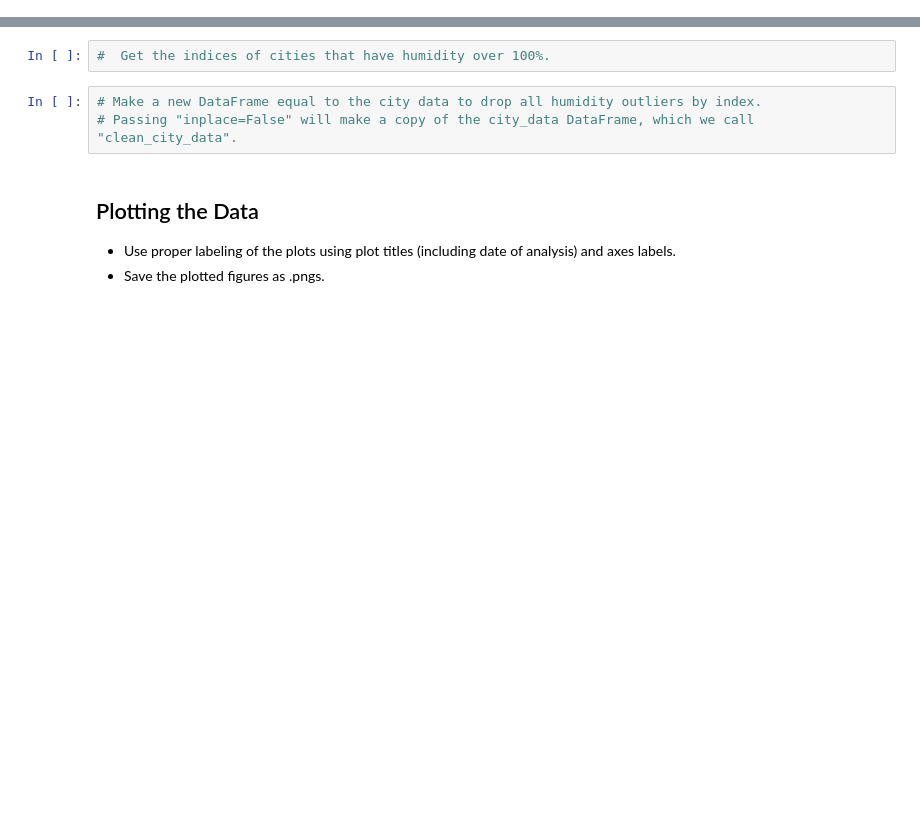
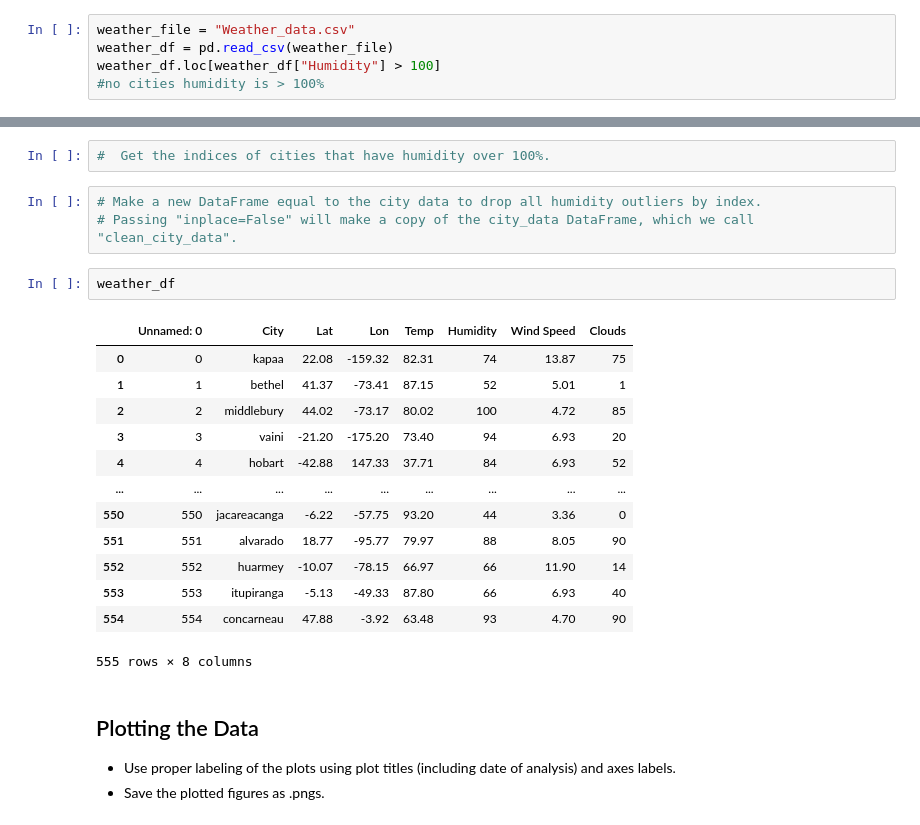
Before and after one commit to jamisonunruh24/python-api-challenge, a Jupyter notebook: WeatherPy.ipynb, the cells around one changed output, grey strips where cells are left out. Cells and saved outputs as stored; diff of their text form; blank space fills up the shorter version.

Commit message:
Finished pulling data from API, put in DF and CSV, ready for plotting

```diff
--- a/WeatherPy.ipynb
+++ b/WeatherPy.ipynb
@@ -95,3 +148,8 @@ KeyError: 'coord'
 ## Inspect the data and remove the cities where the humidity > 100%.
 ----
 Skip this step if there are no cities that have humidity > 100%.
+# %%
+weather_file = "Weather_data.csv"
+weather_df = pd.read_csv(weather_file)
+weather_df.loc[weather_df["Humidity"] > 100]
+#no cities humidity is > 100%
@@ -100,6 +160,22 @@ Skip this step if there are no cities that have humidity > 100%.
 # %%
 # Make a new DataFrame equal to the city data to drop all humidity outliers by index.
 # Passing "inplace=False" will make a copy of the city_data DataFrame, which we call "clean_city_data".
+# %%
+weather_df
+# %% [output]
+|  | Unnamed: 0 | City | Lat | Lon | Temp | Humidity | Wind Speed | Clouds |
+| 0 | 0 | kapaa | 22.08 | -159.32 | 82.31 | 74 | 13.87 | 75 |
+| 1 | 1 | bethel | 41.37 | -73.41 | 87.15 | 52 | 5.01 | 1 |
+| 2 | 2 | middlebury | 44.02 | -73.17 | 80.02 | 100 | 4.72 | 85 |
+| 3 | 3 | vaini | -21.20 | -175.20 | 73.40 | 94 | 6.93 | 20 |
+| 4 | 4 | hobart | -42.88 | 147.33 | 37.71 | 84 | 6.93 | 52 |
+| ... | ... | ... | ... | ... | ... | ... | ... | ... |
+| 550 | 550 | jacareacanga | -6.22 | -57.75 | 93.20 | 44 | 3.36 | 0 |
+| 551 | 551 | alvarado | 18.77 | -95.77 | 79.97 | 88 | 8.05 | 90 |
+| 552 | 552 | huarmey | -10.07 | -78.15 | 66.97 | 66 | 11.90 | 14 |
+| 553 | 553 | itupiranga | -5.13 | -49.33 | 87.80 | 66 | 6.93 | 40 |
+| 554 | 554 | concarneau | 47.88 | -3.92 | 63.48 | 93 | 4.70 | 90 |
+555 rows × 8 columns
 # %% [markdown]
 ## Plotting the Data
 * Use proper labeling of the plots using plot titles (including date of analysis) and axes labels.
```
Also changed, not shown: parts of 5 cells of this notebook, 2 other files.
